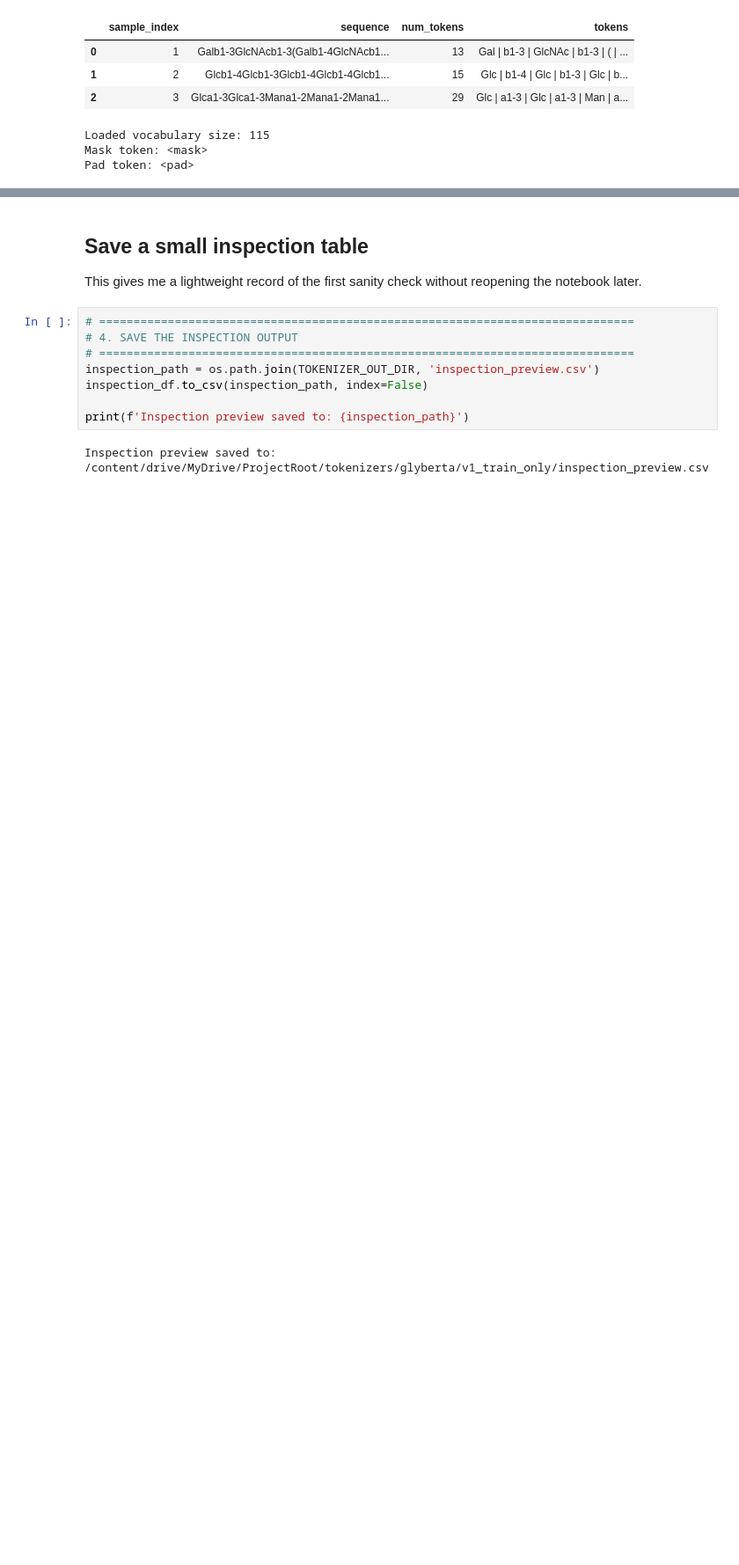
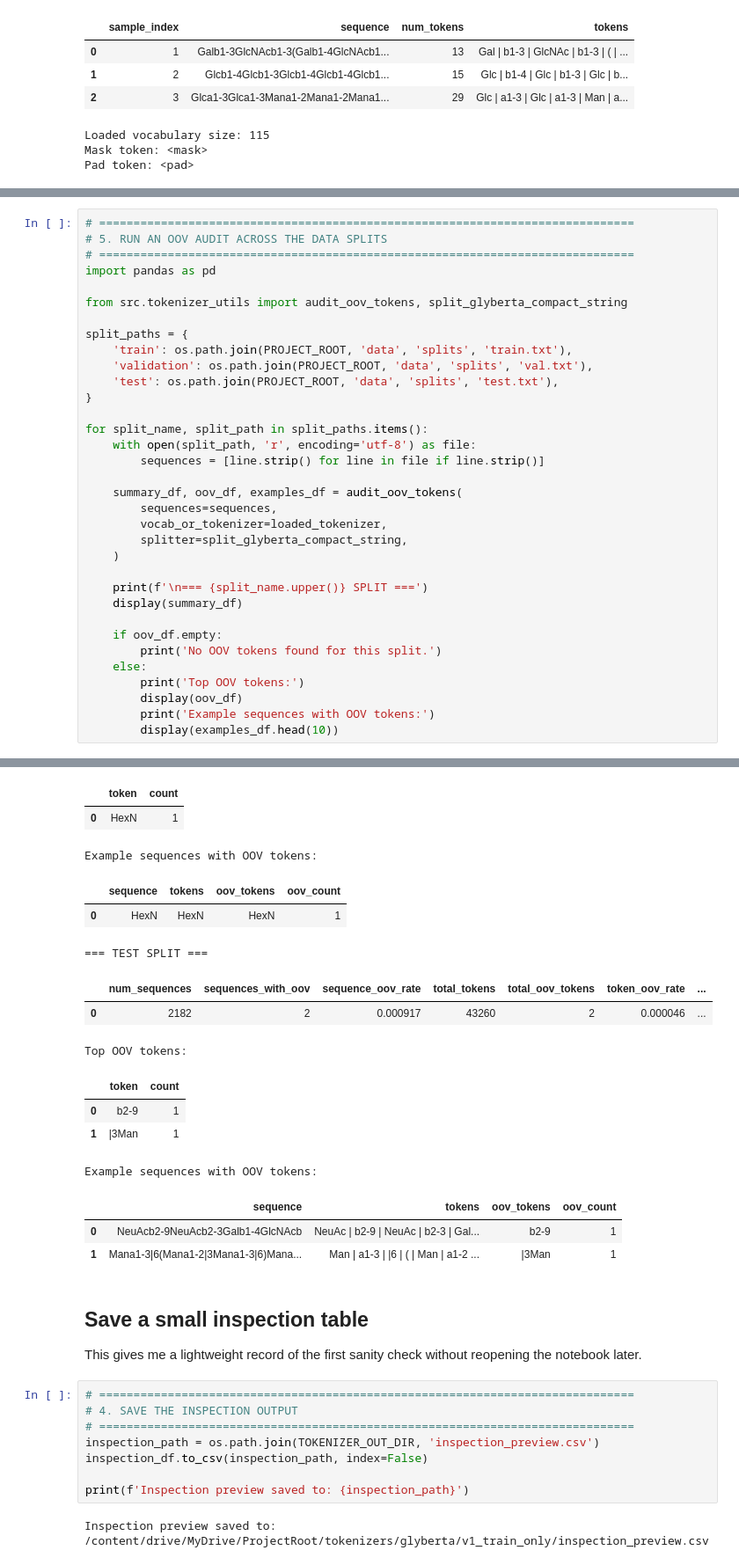
Before and after one commit to hb791-dev/glycan-roberta, a Jupyter notebook: notebooks/02_tokenizer_generation/02b_glyberta_gen.ipynb, the cells around one changed output, grey strips where cells are left out. Shown at 88% size. Cells and saved outputs as stored; diff of their text form; blank space fills up the shorter version.

```diff
--- a/notebooks/02_tokenizer_generation/02b_glyberta_gen.ipynb
+++ b/notebooks/02_tokenizer_generation/02b_glyberta_gen.ipynb
@@ -234,0 +201,35 @@ for split_name, split_path in split_paths.items():
+# %%
+# ==============================================================================
+# 5. RUN AN OOV AUDIT ACROSS THE DATA SPLITS
+# ==============================================================================
+import pandas as pd
+
+from src.tokenizer_utils import audit_oov_tokens, split_glyberta_compact_string
+
+split_paths = {
+    'train': os.path.join(PROJECT_ROOT, 'data', 'splits', 'train.txt'),
+    'validation': os.path.join(PROJECT_ROOT, 'data', 'splits', 'val.txt'),
+    'test': os.path.join(PROJECT_ROOT, 'data', 'splits', 'test.txt'),
+}
+
+for split_name, split_path in split_paths.items():
+    with open(split_path, 'r', encoding='utf-8') as file:
+        sequences = [line.strip() for line in file if line.strip()]
+
+    summary_df, oov_df, examples_df = audit_oov_tokens(
+        sequences=sequences,
+        vocab_or_tokenizer=loaded_tokenizer,
+        splitter=split_glyberta_compact_string,
+    )
+
+    print(f'\n=== {split_name.upper()} SPLIT ===')
+    display(summary_df)
+
+    if oov_df.empty:
+        print('No OOV tokens found for this split.')
+    else:
+        print('Top OOV tokens:')
+        display(oov_df)
+        print('Example sequences with OOV tokens:')
+        display(examples_df.head(10))
+# %% [output]
@@ -235,3 +245,19 @@ for split_name, split_path in split_paths.items():
+|  | token | count |
+| 0 | HexN | 1 |
+Example sequences with OOV tokens:
+|  | sequence | tokens | oov_tokens | oov_count |
+| 0 | HexN | HexN | HexN | 1 |
+=== TEST SPLIT ===
+|  | num_sequences | sequences_with_oov | sequence_oov_rate | total_tokens | total_oov_tokens | token_oov_rate | ... |
+| 0 | 2182 | 2 | 0.000917 | 43260 | 2 | 0.000046 | ... |
+Top OOV tokens:
+|  | token | count |
+| 0 | b2-9 | 1 |
+| 1 | |3Man | 1 |
+Example sequences with OOV tokens:
+|  | sequence | tokens | oov_tokens | oov_count |
+| 0 | NeuAcb2-9NeuAcb2-3Galb1-4GlcNAcb | NeuAc | b2-9 | NeuAc | b2-3 | Gal... | b2-9 | 1 |
+| 1 | Mana1-3|6(Mana1-2|3Mana1-3|6)Mana... | Man | a1-3 | |6 | ( | Man | a1-2 ... | |3Man | 1 |
 # %% [markdown]
 ## Save a small inspection table
 
```
Also changed, not shown: parts of 5 cells of this notebook.
